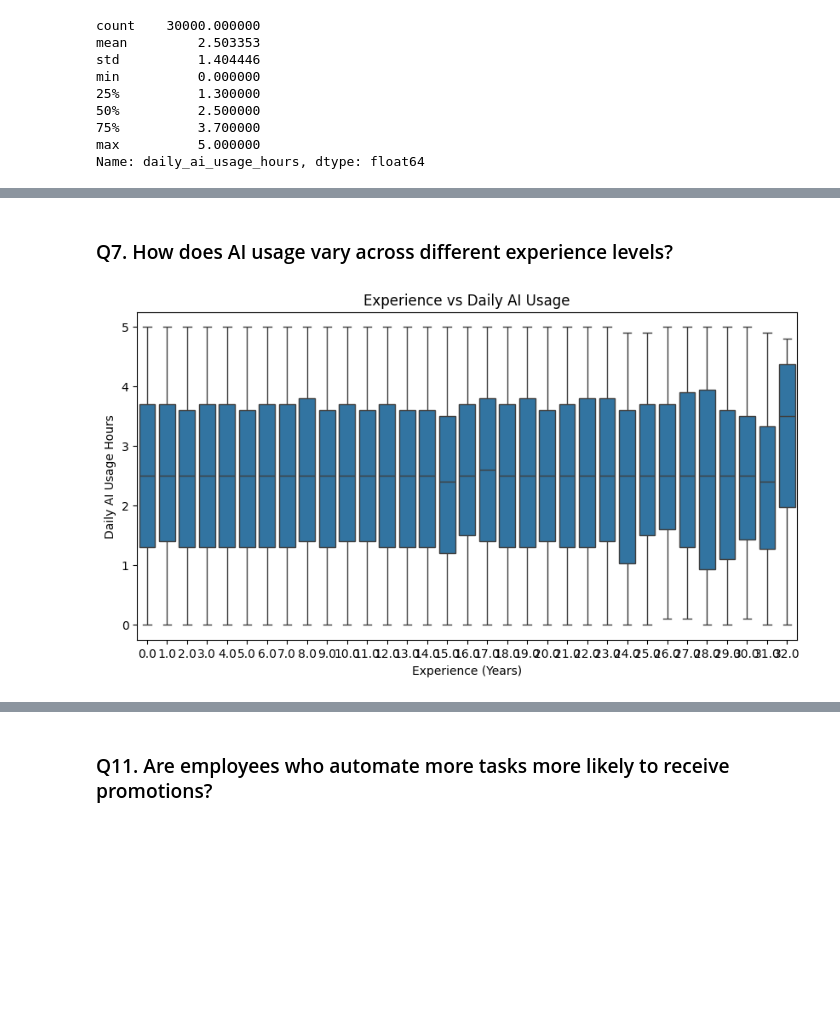
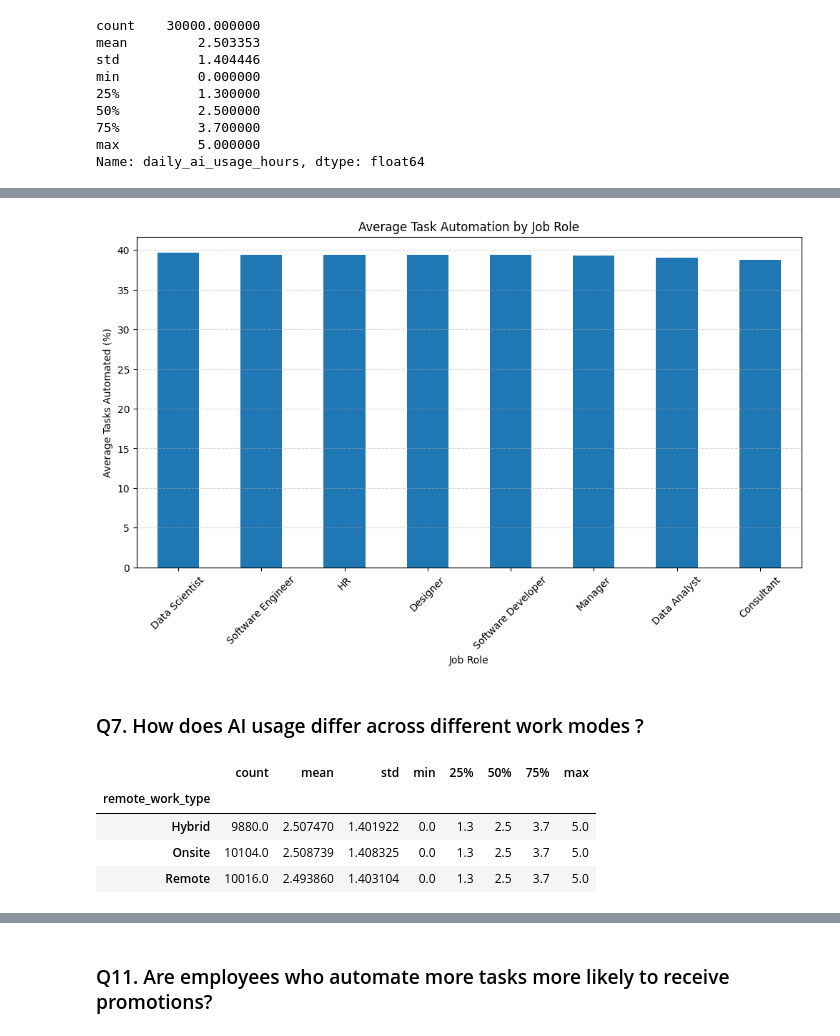
Before and after one commit to umang0015/AI-Tools-Usage-And-Productivity-Analysis, a Jupyter notebook: Project1-checkpoint.ipynb, the cells around one changed output, grey strips where cells are left out. Drawn from its saved outputs; the diff is of its cells as text; code cells hidden in the pictures; blank space fills up the shorter version.

```diff
--- a/Project1-checkpoint.ipynb
+++ b/Project1-checkpoint.ipynb
@@ -547,19 +556,26 @@ Marketing     38.907099
 Name: tasks_automated_percent, dtype: float64
+# %%
+plt.figure(figsize=(12,6))
+
+job_role_automation.plot(kind="bar")
+
+plt.title("Average Task Automation by Job Role")
+plt.xlabel("Job Role")
+plt.ylabel("Average Tasks Automated (%)")
+
+plt.xticks(rotation=45)
+plt.grid(axis="y", linestyle="--", alpha=0.5)
+
+plt.show()
+# %% [output]
+[figure, added]
 # %% [markdown]
-### Q7. How does AI usage vary across different experience levels?
+### Q7. How does AI usage differ across different work modes ?
 # %%
-plt.figure(figsize=(10,5))
-
-sns.boxplot(
-    data=df,
-    x="experience_years",
-    y="daily_ai_usage_hours"
-)
-
-plt.title("Experience vs Daily AI Usage")
-plt.xlabel("Experience (Years)")
-plt.ylabel("Daily AI Usage Hours")
-
-plt.show()
+df.groupby("remote_work_type")["daily_ai_usage_hours"].describe()
 # %% [output]
-[figure, removed]
+|  | count | mean | std | min | 25% | 50% | 75% | max |
+| remote_work_type |  |  |  |  |  |  |  |  |
+| Hybrid | 9880.0 | 2.507470 | 1.401922 | 0.0 | 1.3 | 2.5 | 3.7 | 5.0 |
+| Onsite | 10104.0 | 2.508739 | 1.408325 | 0.0 | 1.3 | 2.5 | 3.7 | 5.0 |
+| Remote | 10016.0 | 2.493860 | 1.403104 | 0.0 | 1.3 | 2.5 | 3.7 | 5.0 |
```
Also changed, not shown: parts of 24 cells of this notebook.
